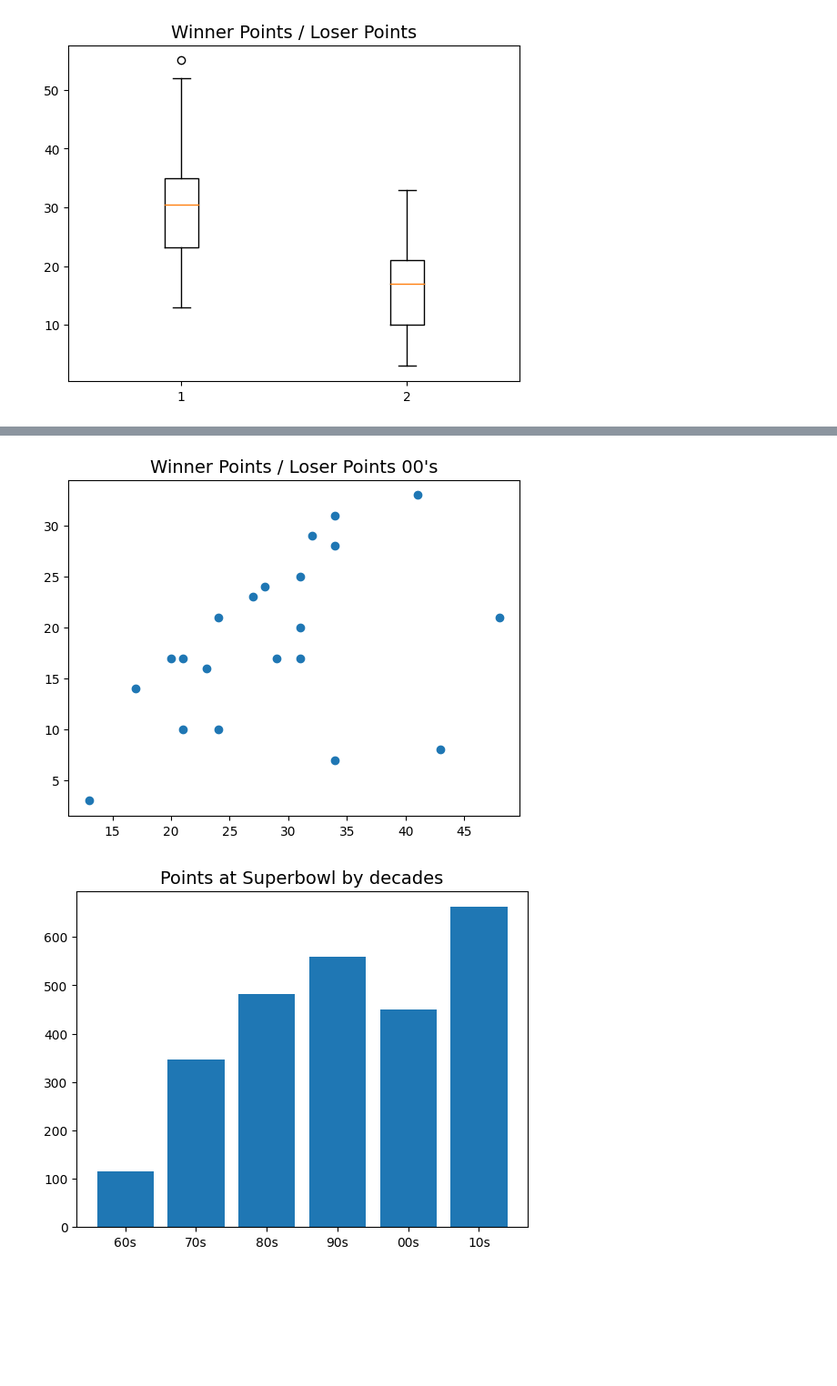
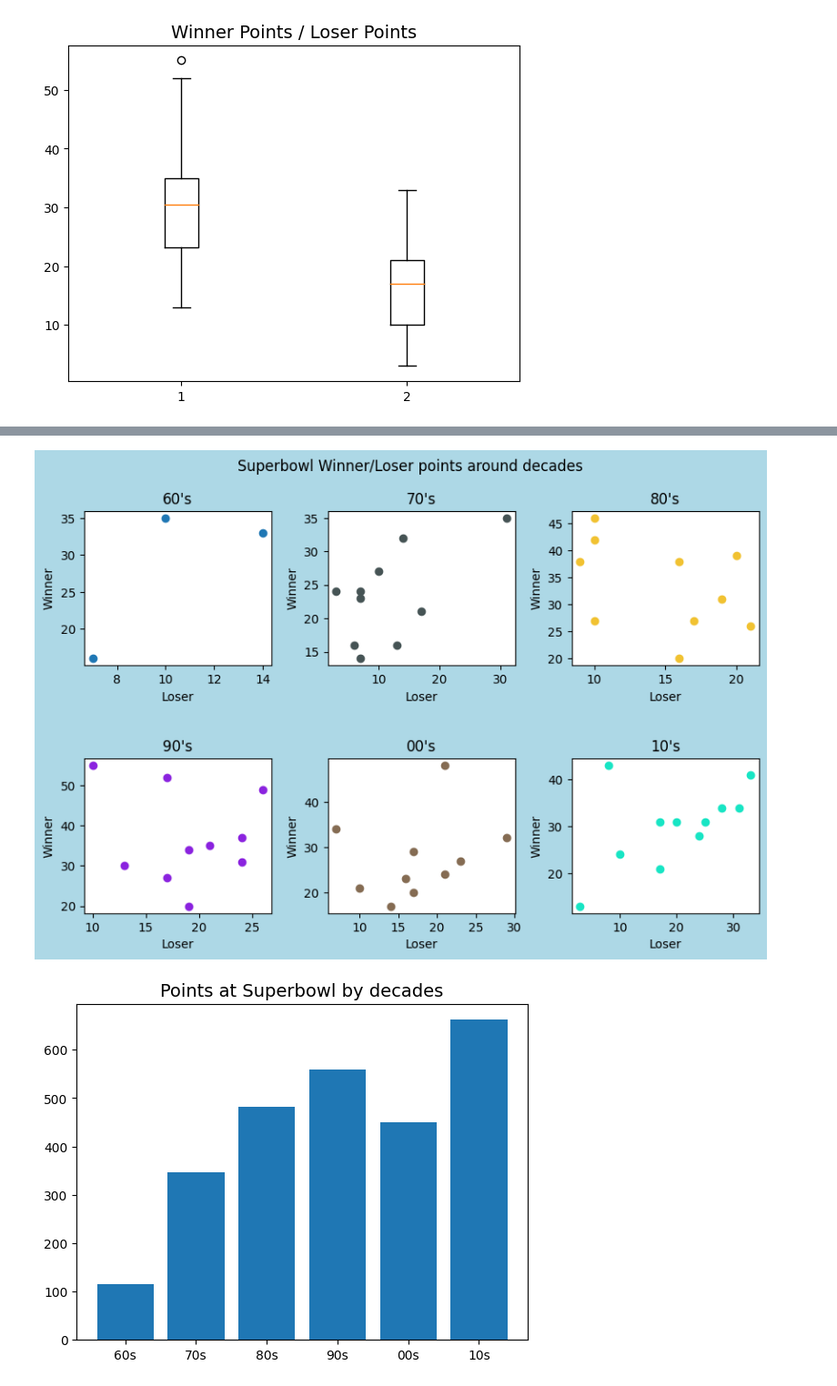
Before and after one commit to WBlackstorm/superbowl-science, a Jupyter notebook: superbowl.ipynb, the cells around one changed output, grey strips where cells are left out. Shown at 91% size. Saved outputs shown, nothing was run; the diff lists cells and outputs as text; code cells hidden in the pictures; blank space fills up the shorter version.

```diff
--- a/superbowl.ipynb
+++ b/superbowl.ipynb
@@ -108,10 +116,49 @@ plt.show()
-# %%
-
-plt.scatter(df.loc[(df['year'] >= 2000)]['Winner Pts'], df.loc[(df['year'] >= 2000)]['Loser Pts'])
-plt.title("Winner Points / Loser Points 00's", loc="center", fontsize=14)
-plt.show()
-# %% [output]
-[figure, removed]
+# %%
+mosaic = """
+ABC
+DEF
+"""
+
+fig, ax = plt.subplot_mosaic(mosaic)
+fig.set_figwidth(10)
+fig.set_figheight(6)
+fig.set_facecolor("lightblue")
+fig.suptitle('Superbowl Winner/Loser points around decades')
+
+ax['A'].set_title('60\'s')
+ax['A'].set_ylabel('Winner')
+ax['A'].set_xlabel('Loser')
+ax['A'].scatter(df.loc[df['year'] < 1970]['Loser Pts'], df.loc[df['year'] < 1970]['Winner Pts'])
+
+ax['B'].set_title('70\'s')
+ax['B'].set_ylabel('Winner')
+ax['B'].set_xlabel('Loser')
+ax['B'].scatter(df.loc[(df['year'] >= 1970) & (df['year'] < 1980)]['Loser Pts'], df.loc[(df['year'] >= 1970) & (df['year'] < 1980)]['Winner Pts'], color='#465455')
+
+ax['C'].set_title('80\'s')
+ax['C'].set_ylabel('Winner')
+ax['C'].set_xlabel('Loser')
+ax['C'].scatter(df.loc[(df['year'] >= 1980) & (df['year'] < 1990)]['Loser Pts'], df.loc[(df['year'] >= 1980) & (df['year'] < 1990)]['Winner Pts'], color='#f1c232')
+
+ax['D'].set_title('90\'s')
+ax['D'].set_ylabel('Winner')
+ax['D'].set_xlabel('Loser')
+ax['D'].scatter(df.loc[(df['year'] >= 1990) & (df['year'] < 2000)]['Loser Pts'], df.loc[(df['year'] >= 1990) & (df['year'] < 2000)]['Winner Pts'], color='#8b23df')
+
+ax['E'].set_title('00\'s')
+ax['E'].set_ylabel('Winner')
+ax['E'].set_xlabel('Loser')
+ax['E'].scatter(df.loc[(df['year'] >= 2000) & (df['year'] < 2010)]['Loser Pts'], df.loc[(df['year'] >= 2000) & (df['year'] < 2010)]['Winner Pts'], color='#856c53')
+
+ax['F'].set_title('10\'s')
+ax['F'].set_ylabel('Winner')
+ax['F'].set_xlabel('Loser')
+ax['F'].scatter(df.loc[(df['year'] >= 2010)]['Loser Pts'], df.loc[(df['year'] >= 2010)]['Winner Pts'], color="#18e5c4")
+
+plt.subplots_adjust(wspace=0.3, hspace=0.6)
+plt.show()
+# %% [output]
+[figure, added]
 # %%
 fig, ax = plt.subplots()
 decades = ['60s', '70s', '80s', '90s', '00s', '10s']
```
Also changed, not shown: parts of 18 cells of this notebook.
